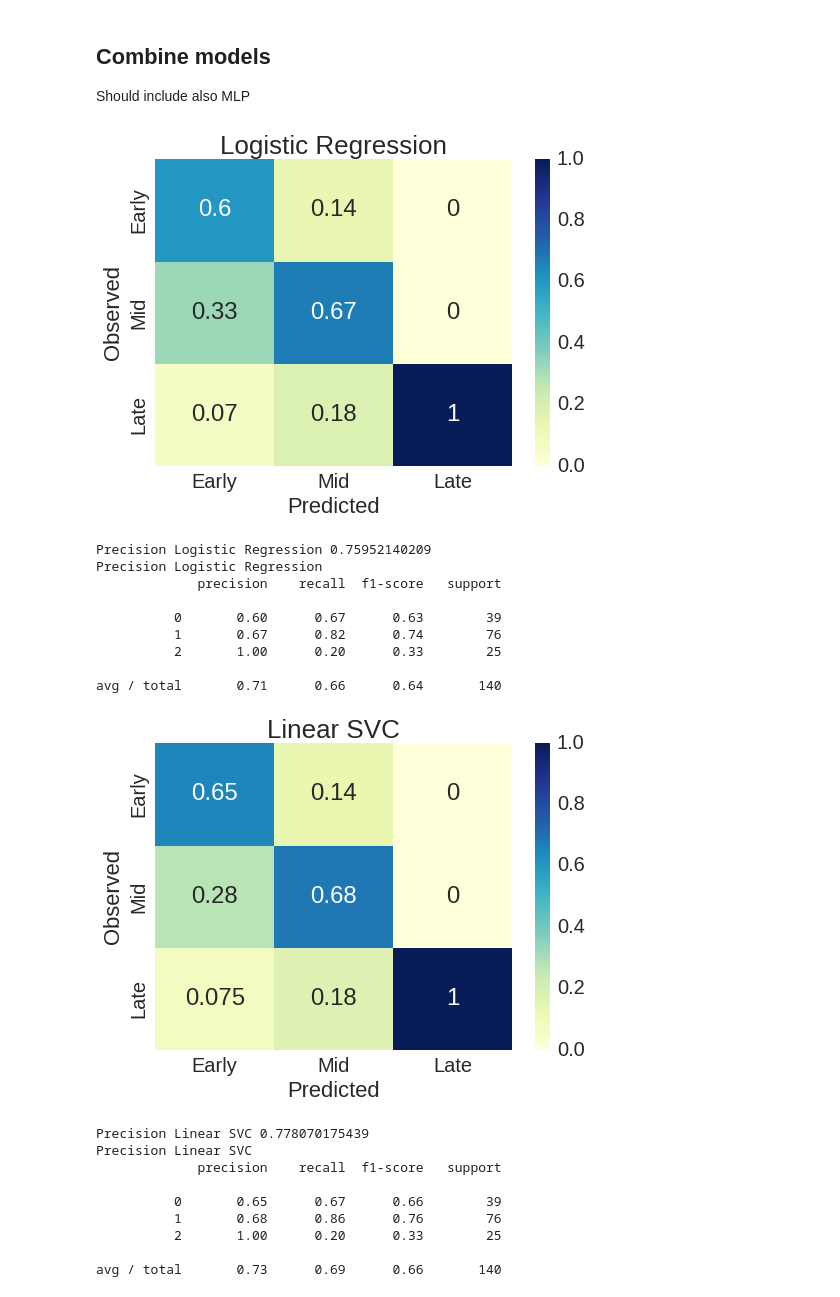
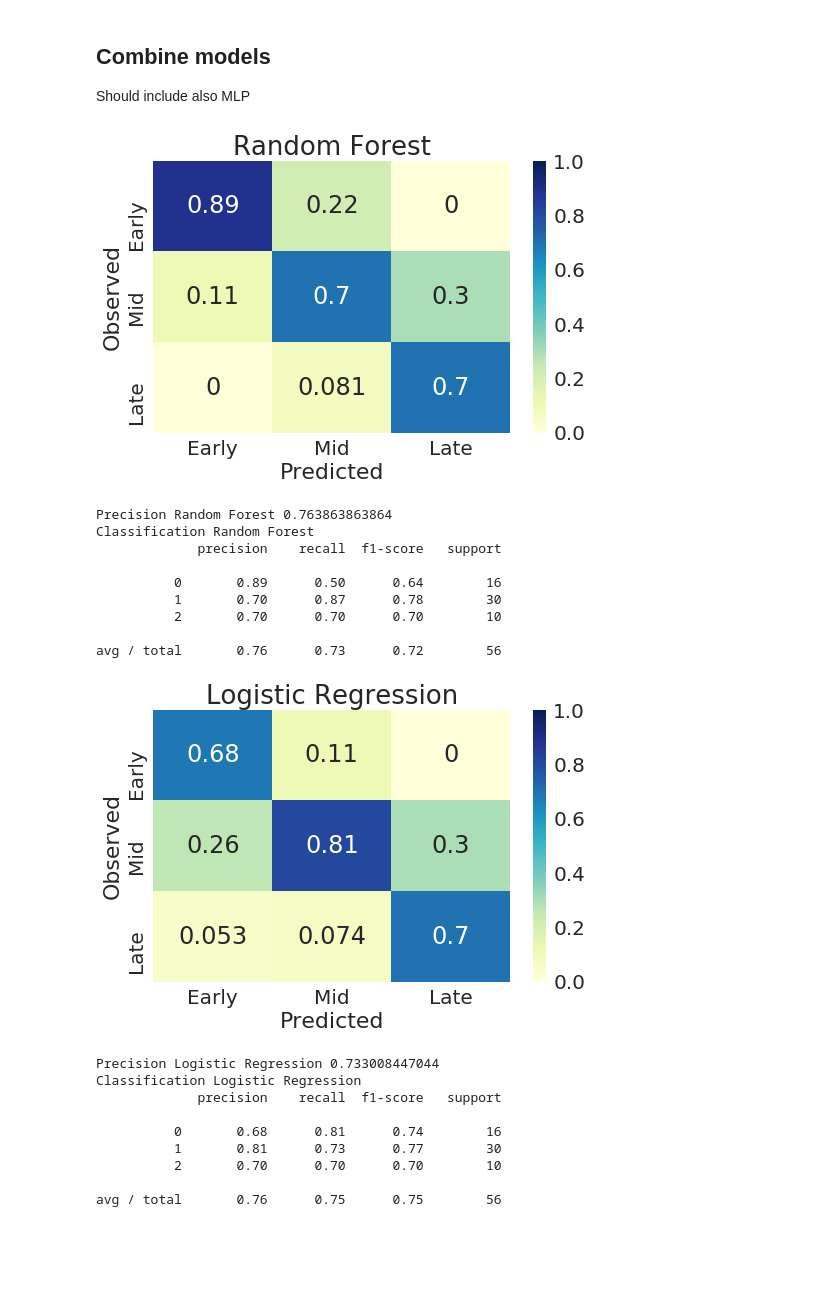
Before and after one commit to aariani/MLBeanBreeding, a Jupyter notebook: Phenotype_prediction/Averaged_DF_class_prediction_feat_select_other_models.ipynb, the cells around one changed output. Cells and saved outputs as stored; diff of their text form; code cells hidden in the pictures; blank space fills up the shorter version.

```diff
--- a/Phenotype_prediction/Averaged_DF_class_prediction_feat_select_other_models.ipynb
+++ b/Phenotype_prediction/Averaged_DF_class_prediction_feat_select_other_models.ipynb
@@ -315,7 +318,7 @@ Prepare data
 # %%
 from sklearn.metrics import precision_score, f1_score, classification_report, recall_score
 from sklearn.model_selection import cross_val_predict
-from sklearn.metrics import confusion_matrix
+from sklearn.metrics import confusion_matrix, roc_auc_score
 from sklearn.model_selection import GridSearchCV
 df = pheno_all['df']
 df_classes = pd.qcut(df, q=[0,.25, .75, 1], labels = False)
@@ -324,7 +327,7 @@ y = df_classes.values
 X = final_SNPs.values
 
 X_train, X_test, y_train, y_test = train_test_split(X, y,
-                                                   test_size = 0.8,
+                                                   test_size = 0.2,
                                                    stratify = y,
                                                    random_state = 101)
 
@@ -338,8 +341,8 @@ def report_res(estimator, X_train, y_train, average):
     return(y_pred)
 
 
-def feature_selector(X,y):
-    selector = SelectPercentile(f_classif, percentile=5)
+def feature_selector(X,y, k=2000):
+    selector = SelectKBest(f_classif, k=k)
     selector.fit(X,y)
     return selector
 
@@ -487,0 +533,4 @@ plt.show()
+# %%
+pred = gbc_search1.predict(X_test_s)
+print(precision_score(y_test, pred, average='macro'))
+print(classification_report(y_test, pred))
@@ -500,40 +550,67 @@ eclf = VotingClassifier(estimators=[('logit', clf1), ('linearSVC', clf2)], votin
+# %%
+from sklearn.ensemble import VotingClassifier
+# run again this
+
+clf1 = RandomForestClassifier(bootstrap=True, class_weight=None, criterion='gini',
+            max_depth=36, max_features=0.46466020103939104,
+            max_leaf_nodes=None, min_impurity_decrease=0.0,
+            min_impurity_split=None, min_samples_leaf=4,
+            min_samples_split=2, min_weight_fraction_leaf=0.0,
+            n_estimators=59, n_jobs=1, oob_score=True, random_state=42,
+            verbose=0, warm_start=False)
+clf2 = LogisticRegression(C=0.0019010245319870352, class_weight='balanced',
+          dual=False, fit_intercept=True, intercept_scaling=1,
+          max_iter=100, multi_class='ovr', n_jobs=1, penalty='l2',
+          random_state=42, solver='liblinear', tol=0.045627721822084709,
+          verbose=0, warm_start=False)
+clf3 = GradientBoostingClassifier(criterion='friedman_mse', init=None,
+              learning_rate=0.1, loss='deviance', max_depth=9,
+              max_features=0.29522198720269971, max_leaf_nodes=None,
+              min_impurity_decrease=0.0, min_impurity_split=None,
+              min_samples_leaf=28, min_samples_split=2,
+              min_weight_fraction_leaf=0.0, n_estimators=76,
+              presort='auto', random_state=42, subsample=0.8, verbose=0,
+              warm_start=False)
+
+eclf = VotingClassifier(estimators=[('rf',clf1),('logit', clf2), ('gbc', clf3)], voting='soft')
 # %%
 X_test_s = selector.transform(X_test)
-for clf, label in zip([clf1, clf2, eclf], ['Logistic Regression',
-                                           'Linear SVC', 'Combined']):
+for clf, label in zip([clf1, clf2, clf3, eclf], ['Random Forest', 'Logistic Regression',
+                                           'Gradient Boost', 'Combined']):
     clf.fit(X_train_s, y_train)
     pred = clf.predict(X_test_s)
     conf_matrix = confusion_matrix(y_test, pred)
 # try different plots of the confusion matrix
     norm_matrix = conf_matrix/conf_matrix.sum(axis=0, keepdims=True)
+    plt.figure(figsize=(8,5))
     sns.heatmap(norm_matrix, annot=True,
             xticklabels=['Early', 'Mid', 'Late'],
            yticklabels = ['Early', 'Mid', 'Late'], cmap="YlGnBu",
            vmin=0, vmax=1)
     plt.ylabel('Observed')
     plt.xlabel('Predicted')
     plt.title(label, fontsize=26)
     plt.show()
     print('Precision '+label, + precision_score(y_test, pred, average = 'macro'))
-    print('Precision '+label + '\n'+ classification_report(y_test, pred))
+    print('Classification '+label + '\n'+ classification_report(y_test, pred))
 # %% [output]
-[figure, old version]
+[figure, new version]
-Precision Logistic Regression 0.75952140209
-Precision Logistic Regression
+Precision Random Forest 0.763863863864
+Classification Random Forest
              precision    recall  f1-score   support
 
-          0       0.60      0.67      0.63        39
-          1       0.67      0.82      0.74        76
-          2       1.00      0.20      0.33        25
+          0       0.89      0.50      0.64        16
+          1       0.70      0.87      0.78        30
+          2       0.70      0.70      0.70        10
 
-avg / total       0.71      0.66      0.64       140
+avg / total       0.76      0.73      0.72        56
-[figure, old version]
+[figure, new version]
-Precision Linear SVC 0.778070175439
-Precision Linear SVC
+Precision Logistic Regression 0.733008447044
+Classification Logistic Regression
              precision    recall  f1-score   support
 
-          0       0.65      0.67      0.66        39
-          1       0.68      0.86      0.76        76
-          2       1.00      0.20      0.33        25
+          0       0.68      0.81      0.74        16
+          1       0.81      0.73      0.77        30
+          2       0.70      0.70      0.70        10
 
-avg / total       0.73      0.69      0.66       140
+avg / total       0.76      0.75      0.75        56
```
Also changed, not shown: parts of 36 cells of this notebook, 2 other files.
